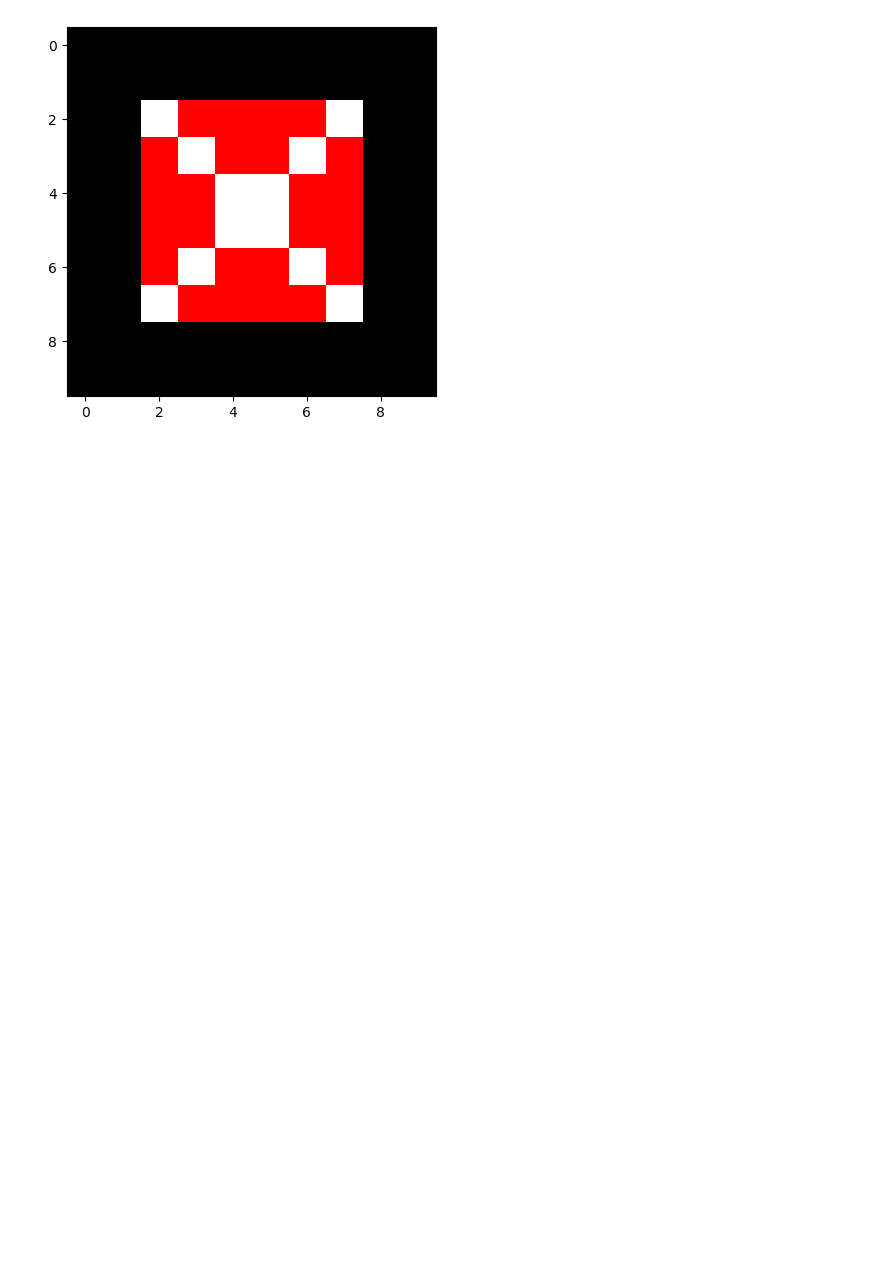
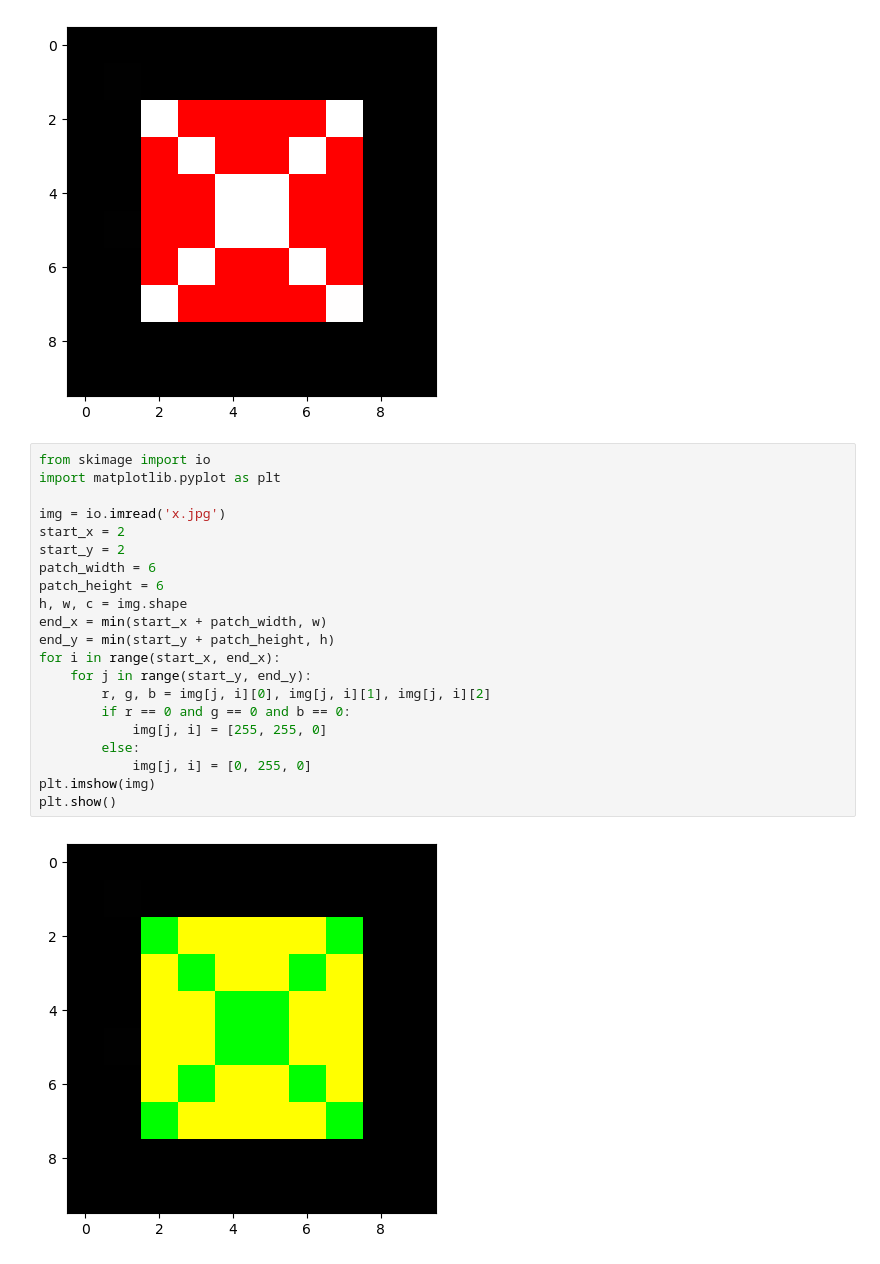
Before and after one commit to caocaoxxx/image_procesing, a Jupyter notebook: assignmen.ipynb, the cells around one changed output. Drawn from its saved outputs; the diff is of its cells as text; blank space fills up the shorter version.

```diff
--- a/assignmen.ipynb
+++ b/assignmen.ipynb
@@ -67,3 +67,26 @@ plt.imshow(img)
 plt.show()
 # %% [output]
 [figure]
+# %%
+from skimage import io
+import matplotlib.pyplot as plt
+
+img = io.imread('x.jpg')
+start_x = 2
+start_y = 2
+patch_width = 6
+patch_height = 6
+h, w, c = img.shape
+end_x = min(start_x + patch_width, w)
+end_y = min(start_y + patch_height, h)
+for i in range(start_x, end_x):
+    for j in range(start_y, end_y):
+        r, g, b = img[j, i][0], img[j, i][1], img[j, i][2]
+        if r == 0 and g == 0 and b == 0:
+            img[j, i] = [255, 255, 0]
+        else:
+            img[j, i] = [0, 255, 0]
+plt.imshow(img)
+plt.show()
+# %% [output]
+[figure, added]
```
